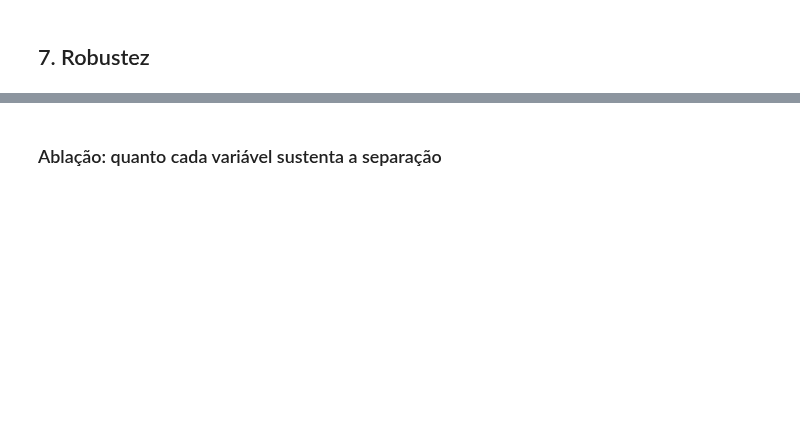
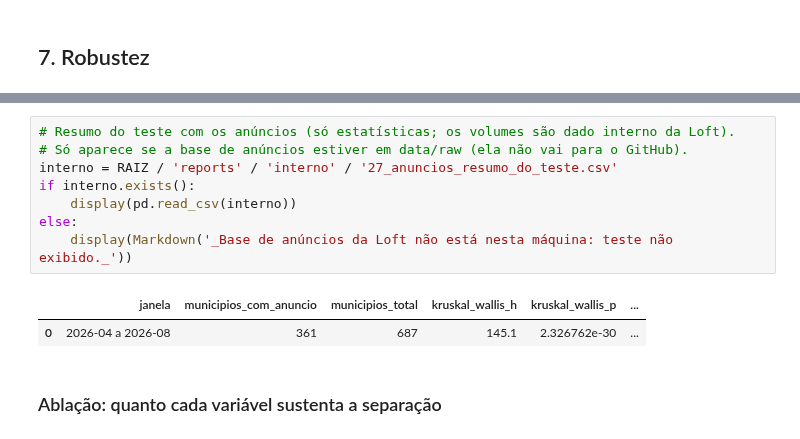
Before and after one commit to VictorGarcia25/ibmecPCDV20261_victor_lucas_beatriz_ravi, a Jupyter notebook: notebooks/02_poc_clusterizacao.ipynb, the cells around one changed output, grey strips where cells are left out. Cells and saved outputs as stored; diff of their text form; blank space fills up the shorter version.

```diff
--- a/notebooks/02_poc_clusterizacao.ipynb
+++ b/notebooks/02_poc_clusterizacao.ipynb
@@ -257,3 +436,14 @@ display(tabela('12_estabilidade_sementes'))
+# %%
+# Resumo do teste com os anúncios (só estatísticas; os volumes são dado interno da Loft).
+# Só aparece se a base de anúncios estiver em data/raw (ela não vai para o GitHub).
+interno = RAIZ / 'reports' / 'interno' / '27_anuncios_resumo_do_teste.csv'
+if interno.exists():
+    display(pd.read_csv(interno))
+else:
+    display(Markdown('_Base de anúncios da Loft não está nesta máquina: teste não exibido._'))
+# %% [output]
+|  | janela | municipios_com_anuncio | municipios_total | kruskal_wallis_h | kruskal_wallis_p | ... |
+| 0 | 2026-04 a 2026-08 | 361 | 687 | 145.1 | 2.326762e-30 | ... |
 # %% [markdown]
 ### Ablação: quanto cada variável sustenta a separação
 # %%
```
Also changed, not shown: parts of 63 cells of this notebook, 41 other files.
